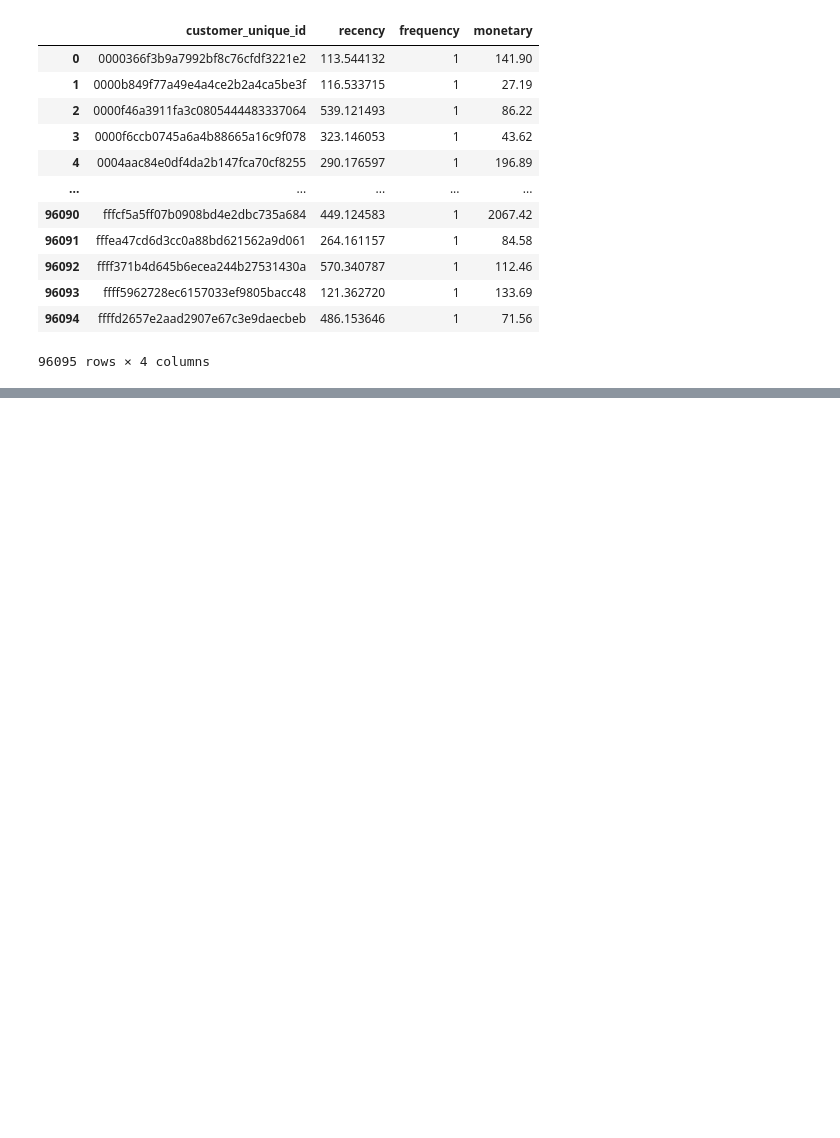
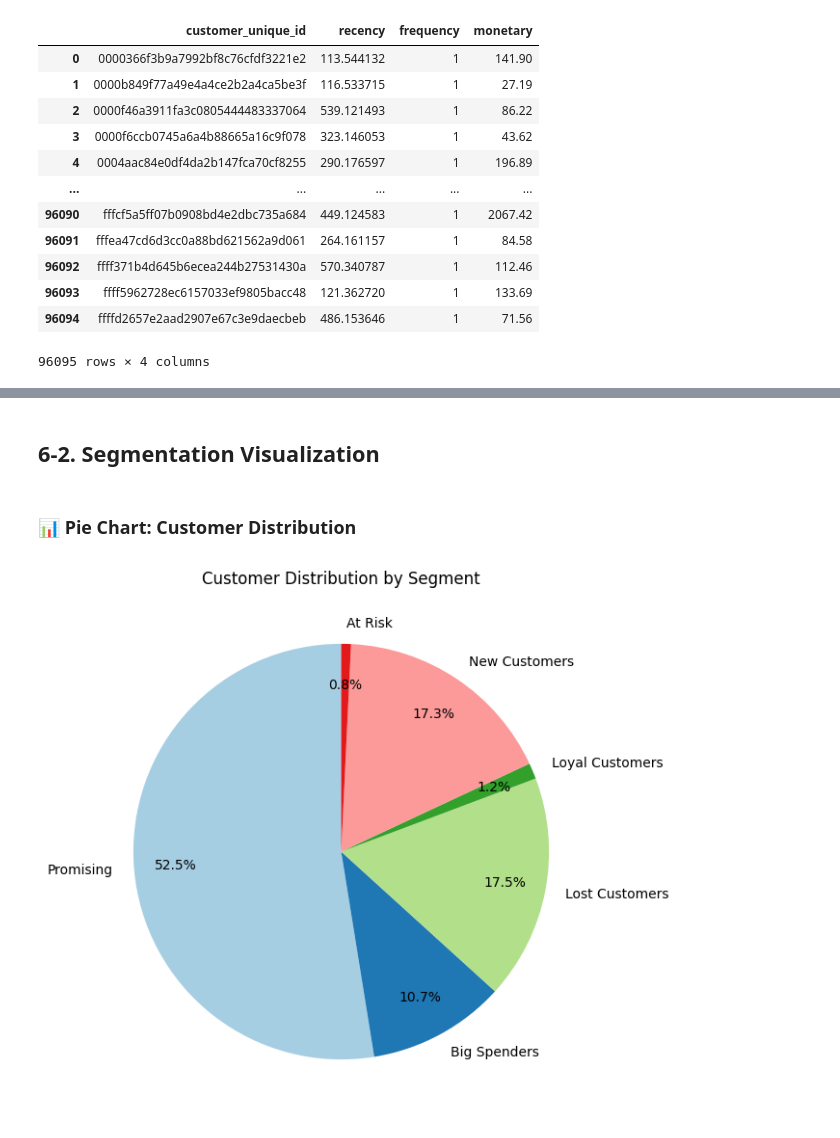
Before and after one commit to rachel-kim2255/SQL_customer_behavior_analysis, a Jupyter notebook: e_commerce_olist_rachel.ipynb, the cells around one changed output, grey strips where cells are left out. Drawn from its saved outputs; the diff is of its cells as text; code cells hidden in the pictures; blank space fills up the shorter version.

```diff
--- a/e_commerce_olist_rachel.ipynb
+++ b/e_commerce_olist_rachel.ipynb
@@ -1314,0 +1407,19 @@ rfm
+# %%
+def segment_customer(row):
+    if row['R_score'] >= 4 and row['F_score'] >= 3 and row['M_score'] >= 3:
+        return 'Champions'
+    elif row['R_score'] >= 4 and row['F_score'] >= 2:
+        return 'Loyal Customers'
+    elif row['monetary'] >= 300:
+        return 'Big Spenders'
+    elif row['R_score'] <= 2 and row['F_score'] >= 2:
+        return 'At Risk'
+    elif row['R_score'] == 5 and row['F_score'] == 1:
+        return 'New Customers'
+    elif row['R_score'] == 1:
+        return 'Lost Customers'
+    else:
+        return 'Promising'
+
+rfm['Segment'] = rfm.apply(segment_customer, axis=1)
+rfm
@@ -1314,0 +1535,35 @@ rfm
+# %% [markdown]
+## **6-2. Segmentation Visualization**
+# %% [markdown]
+### **📊 Pie Chart: Customer Distribution**
+# %%
+sorted_data = segment_summary.sort_values(by="num_customers", ascending=False).reset_index(drop=True)
+
+half = len(sorted_data) // 2
+big_segments = sorted_data.iloc[:half].reset_index(drop=True)
+small_segments = sorted_data.iloc[half:].reset_index(drop=True)
+
+reordered_list = []
+for b, s in zip(big_segments.iterrows(), small_segments.iterrows()):
+    reordered_list.append(b[1])
+    reordered_list.append(s[1])
+
+if len(big_segments) > len(small_segments):
+    for i in range(len(small_segments), len(big_segments)):
+        reordered_list.append(big_segments.iloc[i])
+
+reordered_data = pd.DataFrame(reordered_list)
+
+plt.figure(figsize=(7,7))
+plt.pie(
+    reordered_data['num_customers'],
+    labels=reordered_data['Segment'],
+    autopct='%1.1f%%',
+    startangle=90,
+    colors=sns.color_palette("Paired", len(reordered_data)),
+    pctdistance=0.8
+)
+plt.title("Customer Distribution by Segment")
+plt.show()
+# %% [output]
+[figure, added]
```
Also changed, not shown: parts of 30 cells of this notebook.
